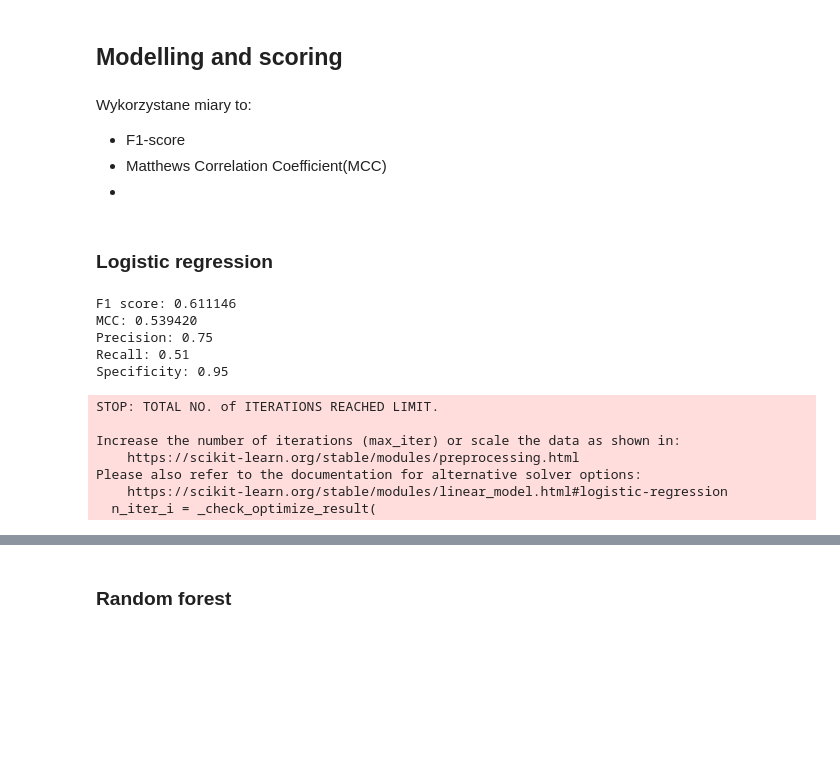
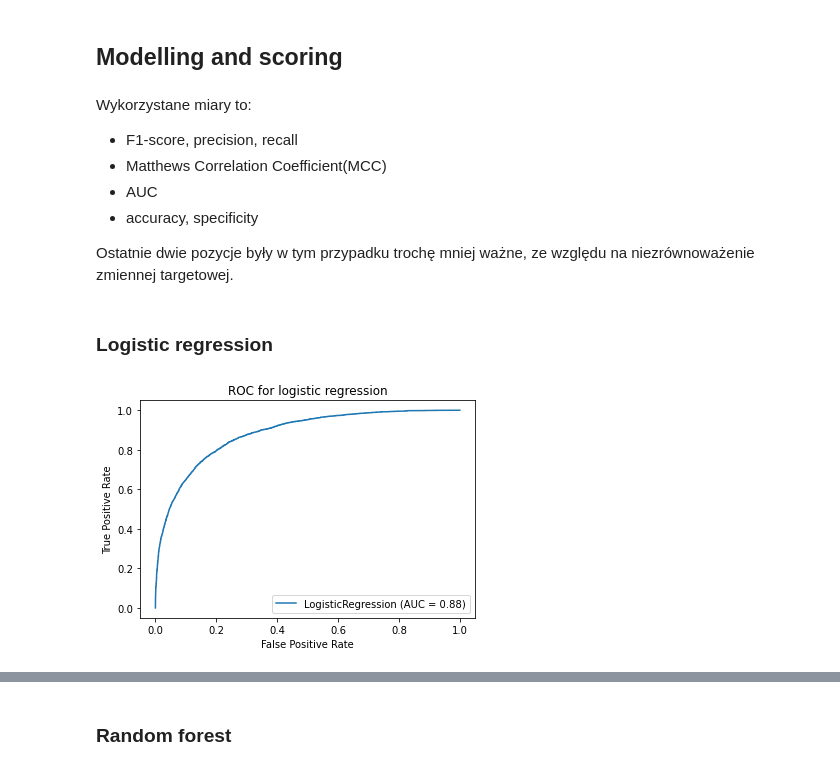
Before and after one commit to mini-pw/2021L-WUM, a Jupyter notebook: Prace_domowe/Praca_domowa3/Grupa4/Yevhenii_Vinichenko/pd3.ipynb, the cells around one changed output, grey strips where cells are left out. Saved outputs shown, nothing was run; the diff lists cells and outputs as text; code cells hidden in the pictures; blank space fills up the shorter version.

```diff
--- a/Prace_domowe/Praca_domowa3/Grupa4/Yevhenii_Vinichenko/pd3.ipynb
+++ b/Prace_domowe/Praca_domowa3/Grupa4/Yevhenii_Vinichenko/pd3.ipynb
@@ -90,7 +84,10 @@ plt.show()
 X_train, X_test, y_train, y_test = train_test_split(rain_df.drop(["RainTomorrow", "MinTemp", "MaxTemp", "Temp9am", "Sunshine"],
                                                                  axis=1),
                                                     rain_df["RainTomorrow"],
-                                                    test_size=0.3, shuffle=True, random_state=42)
+                                                    test_size=0.3,
+                                                    shuffle=True,
+                                                    stratify=rain_df["RainTomorrow"],
+                                                    random_state=42)
 # %%
 def get_stats(classifier, X_test, y_test):
     y_pred = classifier.predict(X_test)
@@ -105,24 +109,19 @@ def get_stats(classifier, X_test, y_test):
 # %% [markdown]
 Wykorzystane miary to:
-- F1-score
+- F1-score, precision, recall
 - Matthews Correlation Coefficient(MCC)
--
+- AUC
+- accuracy, specificity
+
+Ostatnie dwie pozycje były w tym przypadku trochę mniej ważne, ze względu na niezrównoważenie zmiennej targetowej.
 # %% [markdown]
 ### Logistic regression
-# %%
-lg = LogisticRegression(max_iter = 400, random_state=0)
-lg.fit(X_train, y_train)
-get_stats(lg, X_test, y_test)
-# %% [output]
-F1 score: 0.611146
-MCC: 0.539420
-Precision: 0.75
-Recall: 0.51
-Specificity: 0.95
-STOP: TOTAL NO. of ITERATIONS REACHED LIMIT.
-
-Increase the number of iterations (max_iter) or scale the data as shown in:
-    https://scikit-learn.org/stable/modules/preprocessing.html
-Please also refer to the documentation for alternative solver options:
-    https://scikit-learn.org/stable/modules/linear_model.html#logistic-regression
-  n_iter_i = _check_optimize_result(
+# %%
+lr = LogisticRegression(max_iter = 100, random_state=0, penalty='l1', solver='liblinear', class_weight='balanced')
+lr.fit(X_train, y_train)
+
+metrics.plot_roc_curve(lr, X_test, y_test)
+plt.title("ROC for logistic regression")
+plt.show()
+# %% [output]
+[figure, added]
```
Also changed, not shown: parts of 12 cells of this notebook.
